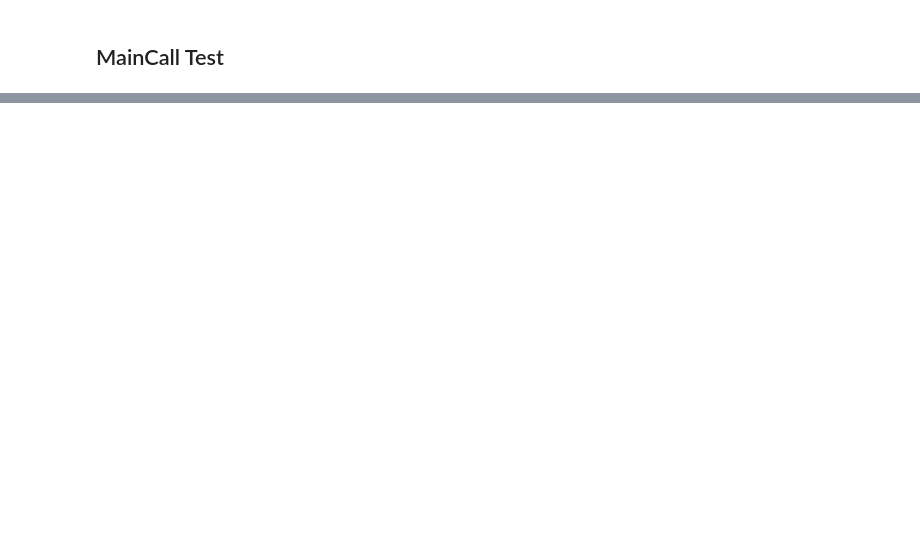
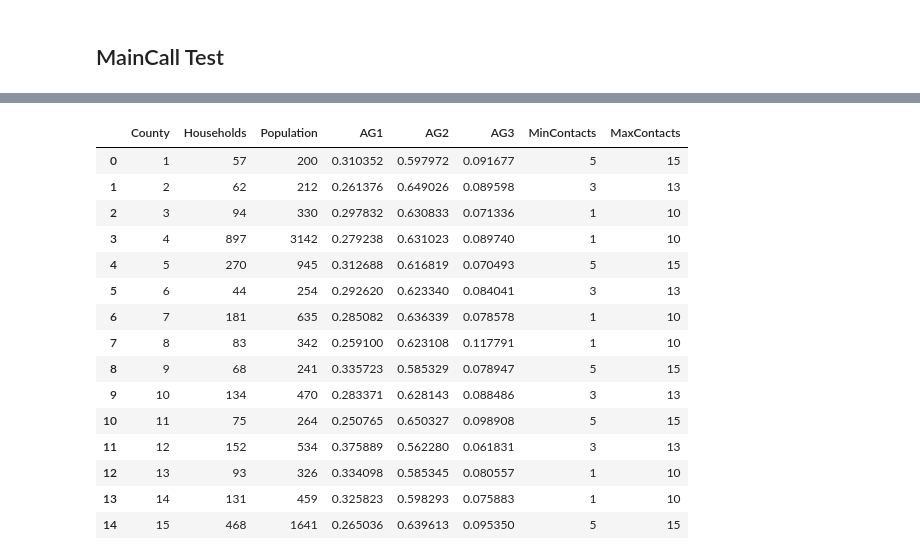
Before and after one commit to JimmyCalvoMonge/adaptive, a Jupyter notebook: mytests.ipynb, the cells around one changed output, grey strips where cells are left out. Saved outputs shown, nothing was run; the diff lists cells and outputs as text; code cells hidden in the pictures; blank space fills up the shorter version.

```diff
--- a/mytests.ipynb
+++ b/mytests.ipynb
@@ -635,0 +631,23 @@ array([[3, 2],
+# %%
+data['Population'] = ((1/100)*data['Population']).astype(int)
+data['Households'] = data['Households_per_Pop']*data['Population']
+data['Households'] = data['Households'].astype(int)
+data = data.drop(columns=['Households_per_Pop'])
+data
+# %% [output]
+|  | County | Households | Population | AG1 | AG2 | AG3 | MinContacts | MaxContacts |
+| 0 | 1 | 57 | 200 | 0.310352 | 0.597972 | 0.091677 | 5 | 15 |
+| 1 | 2 | 62 | 212 | 0.261376 | 0.649026 | 0.089598 | 3 | 13 |
+| 2 | 3 | 94 | 330 | 0.297832 | 0.630833 | 0.071336 | 1 | 10 |
+| 3 | 4 | 897 | 3142 | 0.279238 | 0.631023 | 0.089740 | 1 | 10 |
+| 4 | 5 | 270 | 945 | 0.312688 | 0.616819 | 0.070493 | 5 | 15 |
+| 5 | 6 | 44 | 254 | 0.292620 | 0.623340 | 0.084041 | 3 | 13 |
+| 6 | 7 | 181 | 635 | 0.285082 | 0.636339 | 0.078578 | 1 | 10 |
+| 7 | 8 | 83 | 342 | 0.259100 | 0.623108 | 0.117791 | 1 | 10 |
+| 8 | 9 | 68 | 241 | 0.335723 | 0.585329 | 0.078947 | 5 | 15 |
+| 9 | 10 | 134 | 470 | 0.283371 | 0.628143 | 0.088486 | 3 | 13 |
+| 10 | 11 | 75 | 264 | 0.250765 | 0.650327 | 0.098908 | 5 | 15 |
+| 11 | 12 | 152 | 534 | 0.375889 | 0.562280 | 0.061831 | 3 | 13 |
+| 12 | 13 | 93 | 326 | 0.334098 | 0.585345 | 0.080557 | 1 | 10 |
+| 13 | 14 | 131 | 459 | 0.325823 | 0.598293 | 0.075883 | 1 | 10 |
+| 14 | 15 | 468 | 1641 | 0.265036 | 0.639613 | 0.095350 | 5 | 15 |
```
Also changed, not shown: parts of 10 cells of this notebook, 10 other files.
